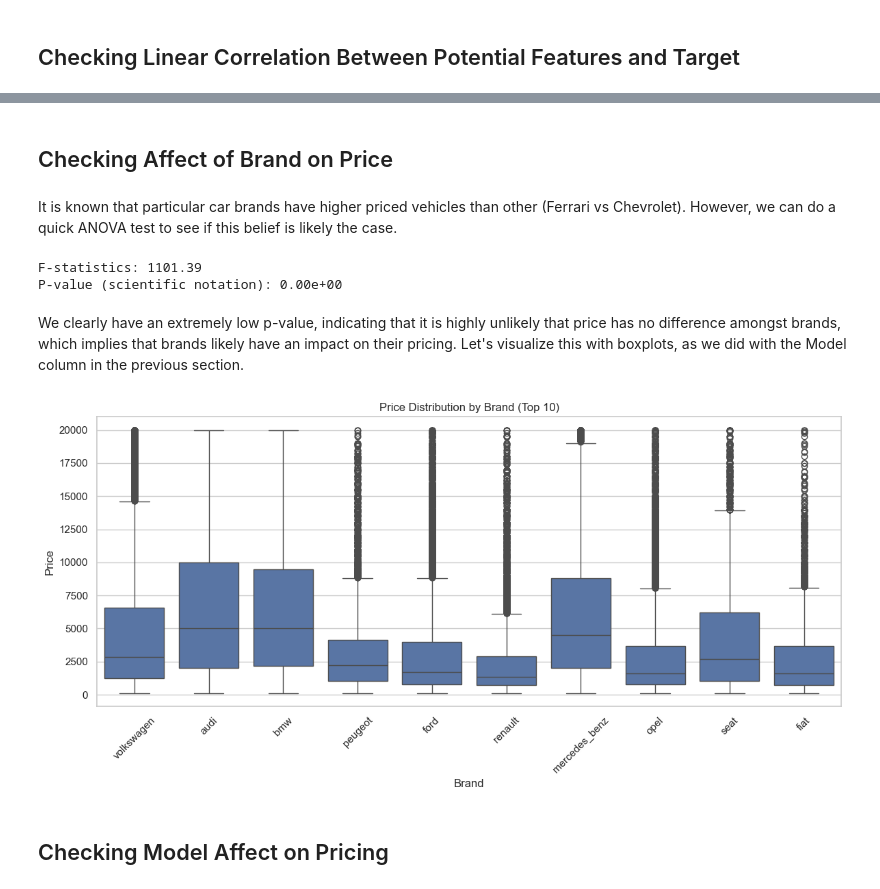
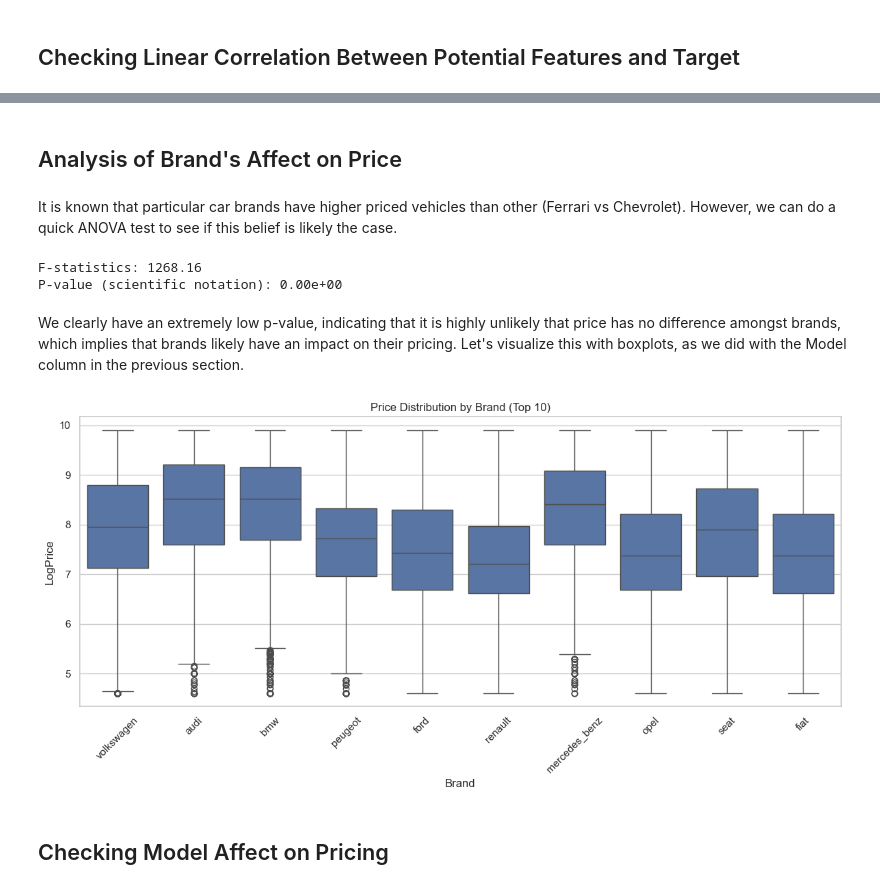
Before and after one commit to T4nT4n/sprint12, a Jupyter notebook: sprint_12_project.ipynb, the cells around one changed output, grey strips where cells are left out. Cells and saved outputs as stored; diff of their text form; code cells hidden in the pictures.

```diff
--- a/sprint_12_project.ipynb
+++ b/sprint_12_project.ipynb
@@ -474,7 +477,7 @@ plt.show()
 # %% [markdown]
 Once again, there's no discernable correlation between registration month and target. They all have relatively similar quartiles and medians, as well a, similar clusters of outliers. We do have a column of 'month 0', which is likely a typo or a placeholder for null values. Imputing these this categoriy with the mode would likely not change anything--except for the mode itself. Therefore, we can safely drop this column so that we do not use it as a feature in the training and testing of our models.
 # %%
-rusty_df = rusty_df.drop(columns=['RegistrationMonth'])
+formatted_df = formatted_df.drop(columns=['RegistrationMonth'])
 # %% [markdown]
 Let's check to ensure that the RegistrationMonth columns was dropped.
 # %%
@@ -559,13 +562,13 @@ We clearly see that the distribution is left-skewed so there's no need for a log
 Since the postal codes are unordered, categorical values, computing a correlation between itself and the other columns of our dataframe is likely meaningless. However, we could calculate the average prices of cars per postal code, which could be used to determine a meaningful correlation. Let's create this new column in our dataframe.
 # %%
 #Here is the average prices of cars per postal code
-average_price_postal_code_series = rusty_df.groupby('PostalCode')['Price'].mean()
+average_price_postal_code_series = formatted_df.groupby('PostalCode')['Price'].mean()
 
 #Now we are going to map each of these averages to its respective postal code and store the results in a new column in the dataframe
-rusty_df['PostalCodeAveragePrice'] = rusty_df['PostalCode'].map(average_price_postal_code_series)
+formatted_df['PostalCodeAveragePrice'] = formatted_df['PostalCode'].map(average_price_postal_code_series)
 
 #Here are the results
-print(rusty_df[['PostalCode', 'PostalCodeAveragePrice', 'Price']])
+print(formatted_df[['PostalCode', 'PostalCodeAveragePrice', 'Price']])
 # %% [output]
         PostalCode  PostalCodeAveragePrice  Price
 0            70435             4733.086207    480
@@ -679,10 +682,10 @@ print(reasonable_price['Price'].skew())
 Since our distribution has a skewness of 1.41 and our graph is visually skewed to the right, a log transformation will be implemented since we are using linear regression in our models later on. This helps with the normality assumption with linear regression.
 # %%
 #Here we filter the original dataframe to contain the appropriate price values
-rusty_df = rusty_df[rusty_df['Price'] >= 100]
+formatted_df = formatted_df[formatted_df['Price'] >= 100]
 
 #Log transformation of our prices
-rusty_df['LogPrice'] = np.log(rusty_df['Price'])
+formatted_df['LogPrice'] = np.log(formatted_df['Price'])
 # %% [markdown]
 Now let's compare the distibutions visually and calculate the skewness of the log distribution.
 # %%
@@ -743,6 +746,6 @@ rusty_df[rusty_df.duplicated()].head(15) if duplicated_rows > 0 else None
 # %% [markdown]
 Clearly we have several duplicates that need to be dropped. Of course the first instances will be kept, but any copies will be deleted.
 # %%
-#Here we drop the duplicates in our rust_df dataframe
-rusty_df.drop_duplicates(inplace = True)
+#Here we drop the duplicates in our formatted_df dataframe
+formatted_df.drop_duplicates(inplace = True)
 # %%
@@ -1044,10 +1052,10 @@ The names of the features:
 # %% [markdown]
-## Checking Affect of Brand on Price
+## Analysis of Brand's Affect on Price
 # %% [markdown]
 It is known that particular car brands have higher priced vehicles than other (Ferrari vs Chevrolet). However, we can do a quick ANOVA test to see if this belief is likely the case.
 # %%
 #Here we are going to get the price values per brand
-prices_per_brand = [subframe['LogPrice'].values for brand, subframe in unencoded_df.groupby('Brand')]
+prices_per_brand = [subframe['LogPrice'].values for brand, subframe in formatted_df.groupby('Brand')]
 
 #Here we perform one-way ANOVA
 f_stat, p_value = f_oneway(*prices_per_brand)
@@ -1055,30 +1063,30 @@ f_stat, p_value = f_oneway(*prices_per_brand)
 print(f"F-statistics: {f_stat:.2f}")
 print(f"P-value (scientific notation): {p_value:.2e}")
 # %% [output]
-F-statistics: 1101.39
+F-statistics: 1268.16
 P-value (scientific notation): 0.00e+00
 # %% [markdown]
 We clearly have an extremely low p-value, indicating that it is highly unlikely that price has no difference amongst brands, which implies that brands likely have an impact on their pricing. Let's visualize this with boxplots, as we did with the Model column in the previous section.
 # %%
 #Here we plot the top 10 most common brands
-top_brands = unencoded_df['Brand'].value_counts().head(10).index
+top_brands = formatted_df['Brand'].value_counts().head(10).index
 
 #Now we are going to filter a dataframe with only these most common brands --> will help with more compact boxplot
-filtered_df = unencoded_df[unencoded_df['Brand'].isin(top_brands)]
+filtered_df = formatted_df[formatted_df['Brand'].isin(top_brands)]
 
 #Creating the figure
 plt.figure(figsize=(12,6))
 
 #Creating boxplot
-sns.boxplot(data=filtered_df, x='Brand', y='LogPriced')
+sns.boxplot(data=filtered_df, x='Brand', y='LogPrice')
 
 #Boxplot Specs
 plt.xticks(rotation=45)
 plt.title('Price Distribution by Brand (Top 10)')
 plt.tight_layout()
 plt.show()
 # %% [output]
-[figure, old version]
+[figure, new version]
 # %% [markdown]
 ## Checking Model Affect on Pricing
 # %% [markdown]
```
Also changed, not shown: parts of 59 cells of this notebook.
